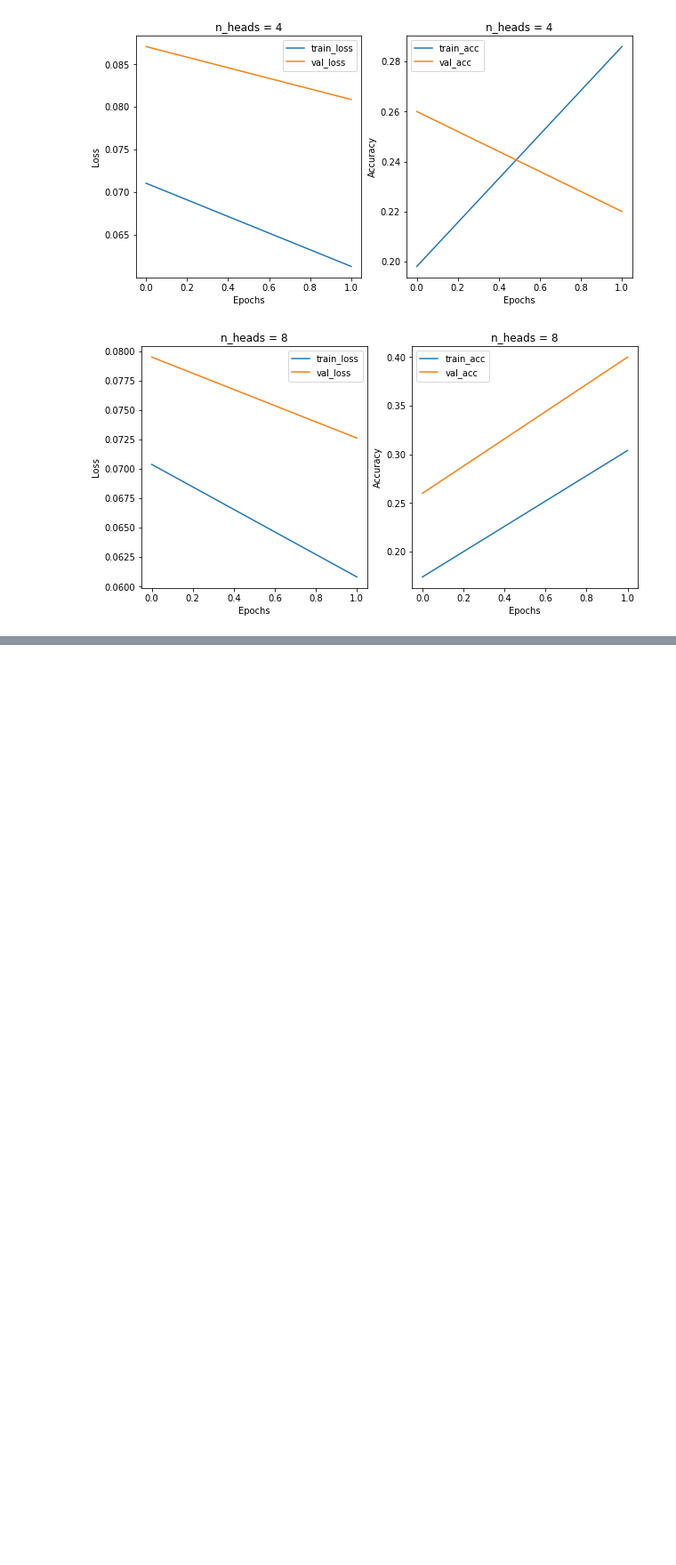
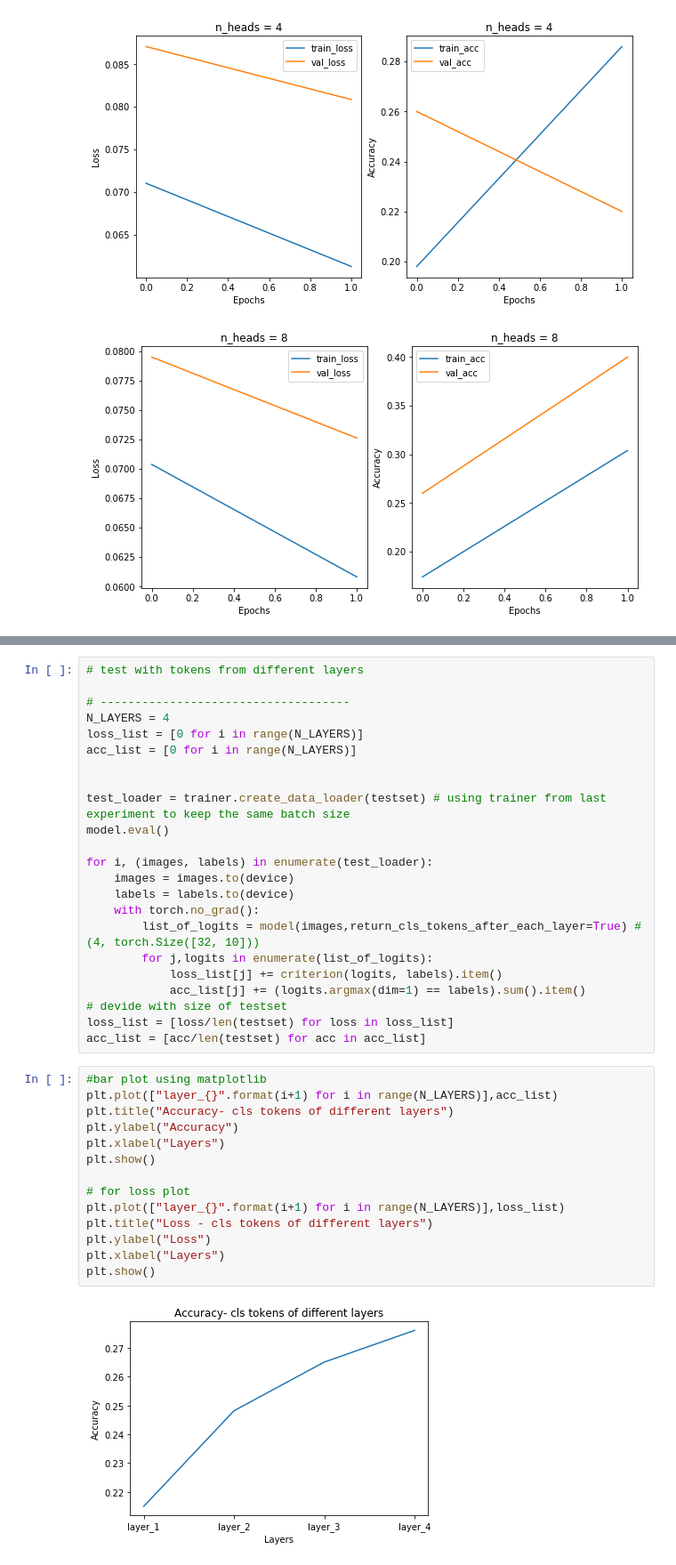
Before and after one commit to AshokBatakala/Q1_vit, a Jupyter notebook: main.ipynb, the cells around one changed output, grey strips where cells are left out. Shown at 89% size. Cells and saved outputs as stored; diff of their text form; blank space fills up the shorter version.

```diff
--- a/main.ipynb
+++ b/main.ipynb
@@ -183,0 +215,39 @@ is this just making models by changing number of layers ?
+# %%
+# test with tokens from different layers
+
+# ------------------------------------
+N_LAYERS = 4
+loss_list = [0 for i in range(N_LAYERS)]
+acc_list = [0 for i in range(N_LAYERS)]
+
+
+test_loader = trainer.create_data_loader(testset) # using trainer from last experiment to keep the same batch size
+model.eval()
+
+for i, (images, labels) in enumerate(test_loader):
+    images = images.to(device)
+    labels = labels.to(device)
+    with torch.no_grad():
+        list_of_logits = model(images,return_cls_tokens_after_each_layer=True) #(4, torch.Size([32, 10]))
+        for j,logits in enumerate(list_of_logits):
+            loss_list[j] += criterion(logits, labels).item()
+            acc_list[j] += (logits.argmax(dim=1) == labels).sum().item()
+# devide with size of testset
+loss_list = [loss/len(testset) for loss in loss_list]
+acc_list = [acc/len(testset) for acc in acc_list]
+# %%
+#bar plot using matplotlib
+plt.plot(["layer_{}".format(i+1) for i in range(N_LAYERS)],acc_list)
+plt.title("Accuracy- cls tokens of different layers")
+plt.ylabel("Accuracy")
+plt.xlabel("Layers")
+plt.show()
+
+# for loss plot
+plt.plot(["layer_{}".format(i+1) for i in range(N_LAYERS)],loss_list)
+plt.title("Loss - cls tokens of different layers")
+plt.ylabel("Loss")
+plt.xlabel("Layers")
+plt.show()
+# %% [output]
+[figure, added]
```
Also changed, not shown: parts of 6 cells of this notebook, 5 other files.
